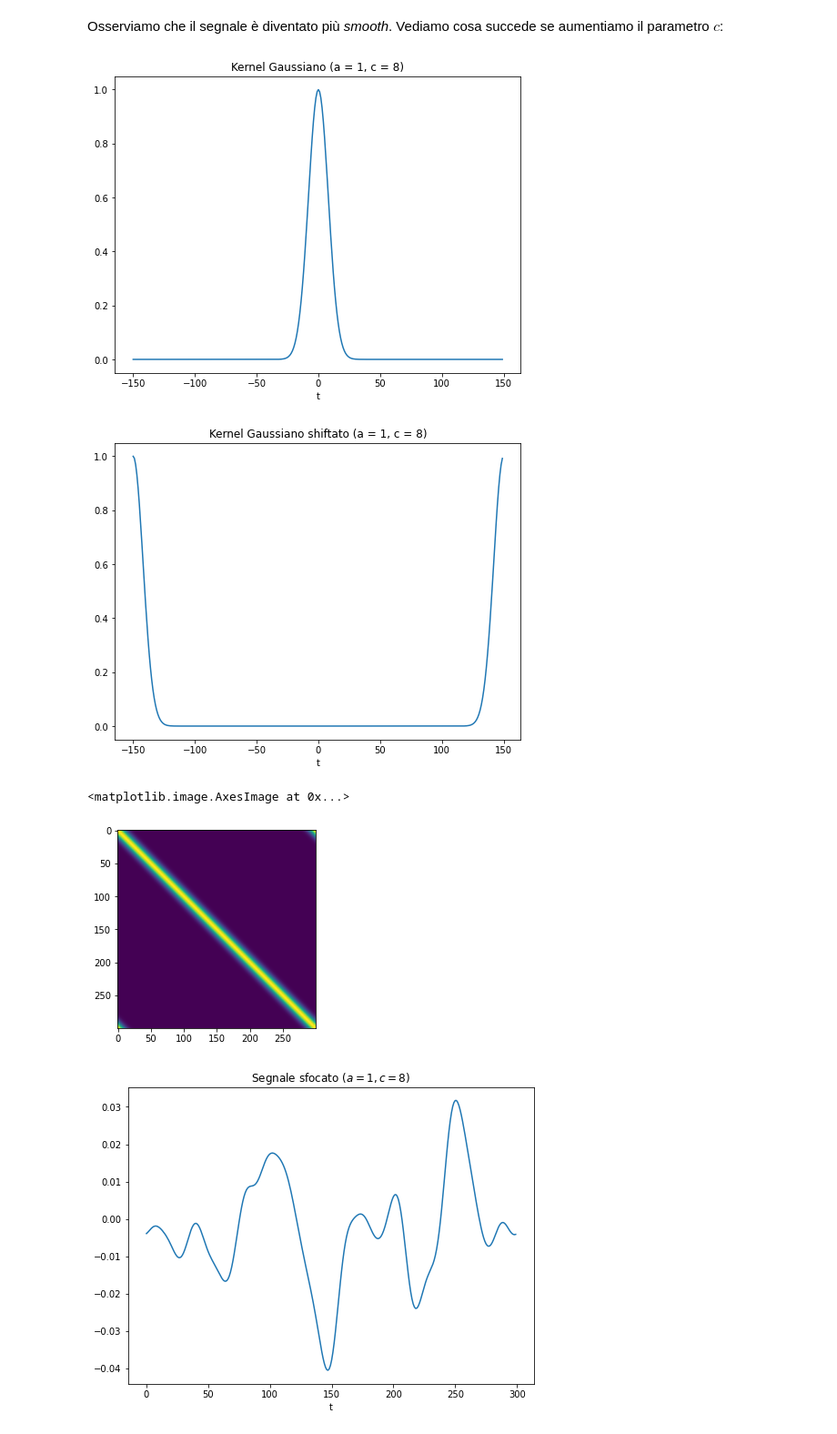
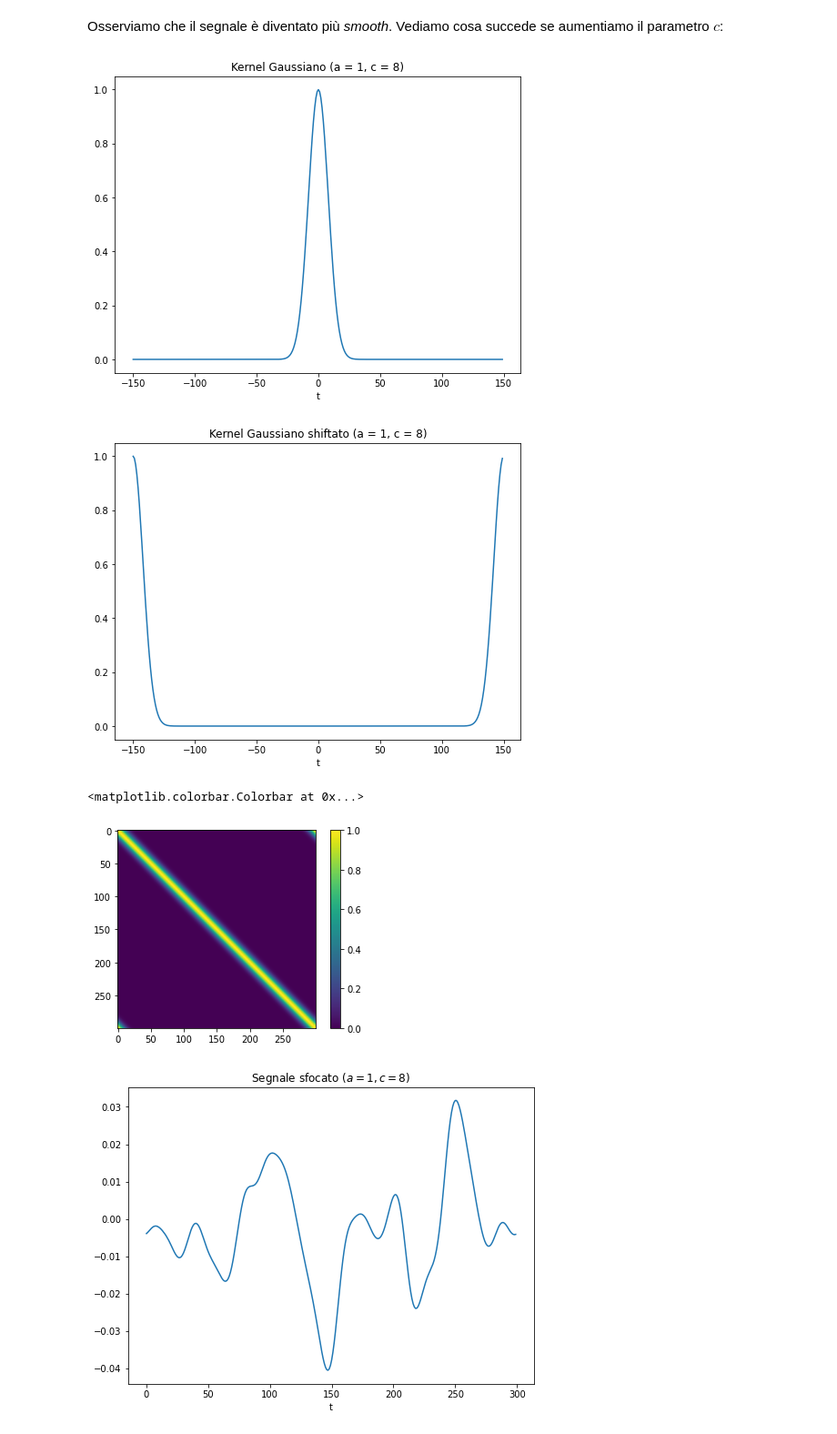
Before and after one commit to erodola/NumMeth-s2-2022, a Jupyter notebook: esercizi/ex3/ex3.ipynb, the cells around one changed output. Shown at 91% size. Cells and saved outputs as stored; diff of their text form; code cells hidden in the pictures.

```diff
--- a/esercizi/ex3/ex3.ipynb
+++ b/esercizi/ex3/ex3.ipynb
@@ -254,24 +271,25 @@ Osserviamo che il segnale è diventato più *smooth*. Vediamo cosa succede se au
 # %%
 a = 1.
 c = 8.
 kernel_row = a*np.exp(-kernel_interval**2/(2*c**2))
 
 y_plot = kernel_row
 x_plot = kernel_interval
 plot(x_plot, y_plot, title="Kernel Gaussiano (a = 1, c = 8)")
 
 kernel_row_shifted = np.roll(kernel_row, shift=-n//2)
 y_plot = kernel_row_shifted
 x_plot = kernel_interval
 plot(x_plot, y_plot, title="Kernel Gaussiano shiftato (a = 1, c = 8)")
 
 K = scipy.linalg.toeplitz(kernel_row_shifted)
 plt.imshow(K)
+plt.colorbar()
 # %% [output]
 [figure]
 [figure]
-<matplotlib.image.AxesImage at 0x...>
+<matplotlib.colorbar.Colorbar at 0x...>
-[figure, old version]
+[figure, new version]
 # %%
 drums_chunk_blur_c2 = K@drums_chunk
 # %%
```
Also changed, not shown: parts of 16 cells of this notebook.
